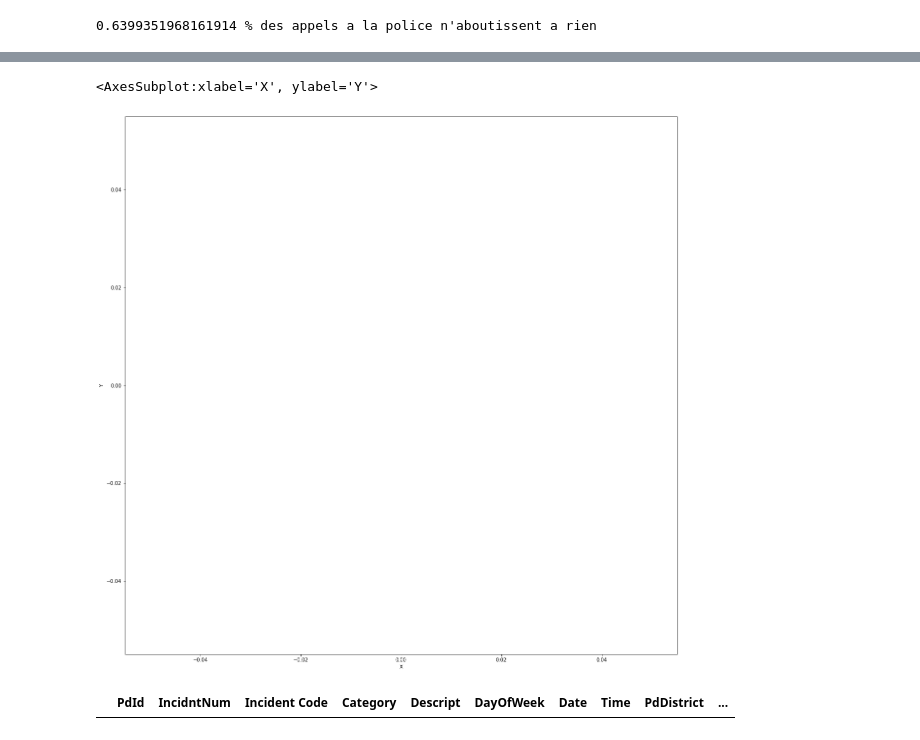
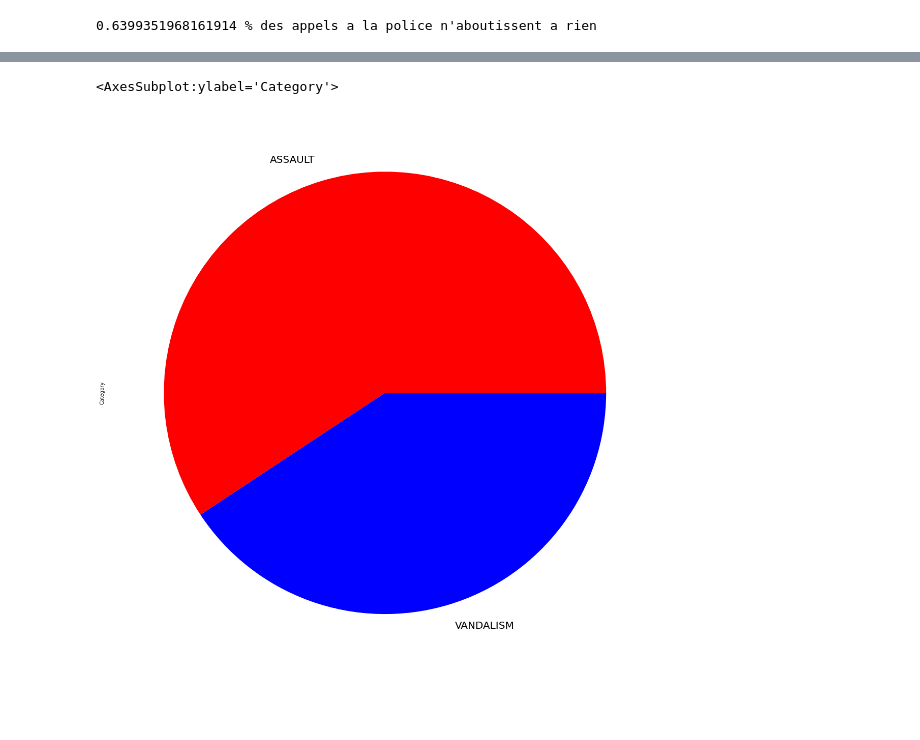
Before and after one commit to ArthurRochette/esp-ai, a Jupyter notebook: main.ipynb, the cells around one changed output, grey strips where cells are left out. Cells and saved outputs as stored; diff of their text form; code cells hidden in the pictures; blank space fills up the shorter version.

```diff
--- a/main.ipynb
+++ b/main.ipynb
@@ -58,15 +61,7 @@ df['Category'].value_counts().plot.pie(figsize=(20, 20), textprops={'fontsize':
-# %%
-# plot with x and y, color based on category
-# drop nan and xbelow -121
-df1 = df.dropna()
-df1 = df1[df1['X'] < -121]
-df1 = df1[df1['Y'] > 40]
-
-df1.plot.scatter(x='X', y='Y', figsize=(20, 20), c=df1['Category'])
-# %% [output]
-<AxesSubplot:xlabel='X', ylabel='Y'>
-[figure, removed]
-# %%
-df
-# %% [output]
-|  | PdId | IncidntNum | Incident Code | Category | Descript | DayOfWeek | Date | Time | PdDistrict | ... |
+# %%
+# plot pie category vendalism and assault
+
+df[df['Category'].isin(['VANDALISM', 'ASSAULT'])]['Category'].value_counts().plot.pie(figsize=(20, 20), textprops={'fontsize': 20}, colors=color)
+# %% [output]
+<AxesSubplot:ylabel='Category'>
+[figure, added]
```
Also changed, not shown: parts of 10 cells of this notebook, 4 other files.
